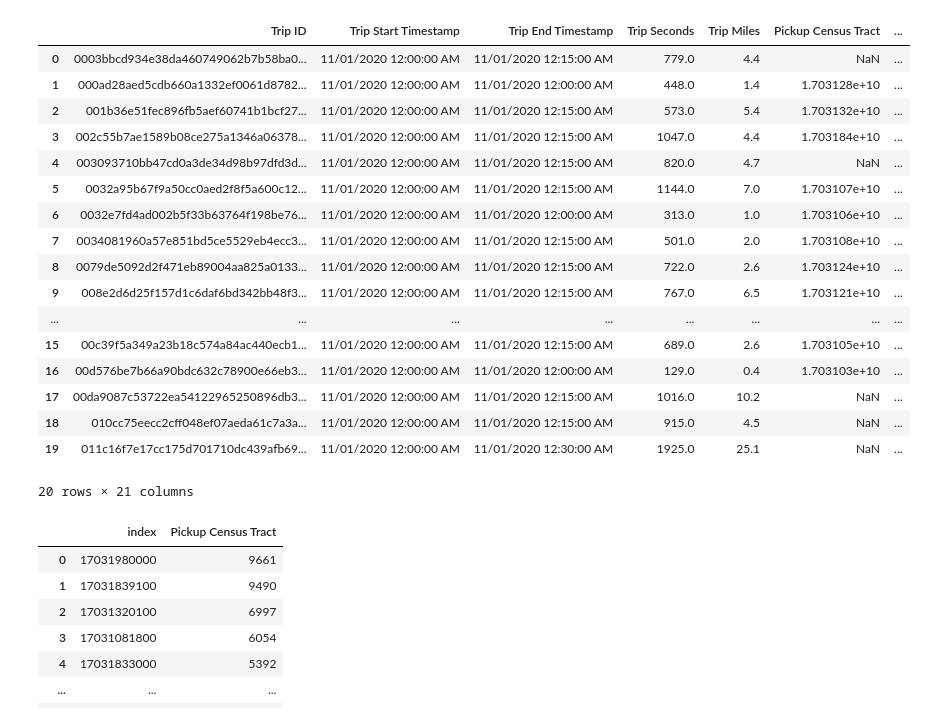
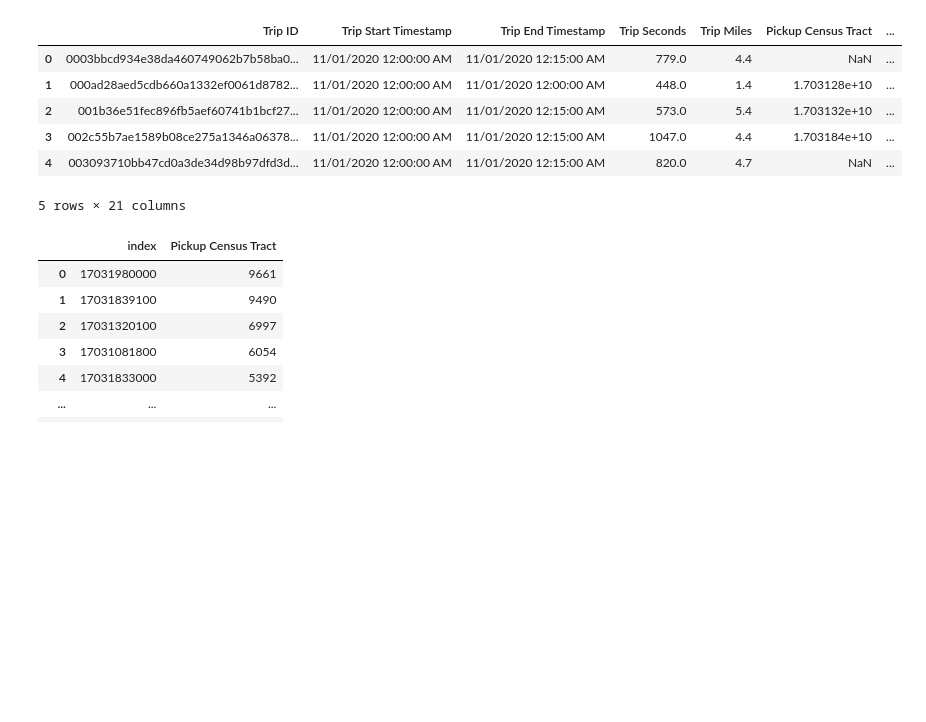
Before and after one commit to 2shakilrafi/MachineLearningCourse, a Jupyter notebook: Prototyping/prototype.ipynb, the cells around one changed output. Cells and saved outputs as stored; diff of their text form; code cells hidden in the pictures; blank space fills up the shorter version.

```diff
--- a/Prototyping/prototype.ipynb
+++ b/Prototyping/prototype.ipynb
@@ -4,26 +4,15 @@ import numpy as np
 
 tdata = pd.read_csv("tdata2.csv")
 # %%
-tdata.head(20)
+tdata.head()
 # %% [output]
 |  | Trip ID | Trip Start Timestamp | Trip End Timestamp | Trip Seconds | Trip Miles | Pickup Census Tract | ... |
 | 0 | 0003bbcd934e38da460749062b7b58ba0... | 11/01/2020 12:00:00 AM | 11/01/2020 12:15:00 AM | 779.0 | 4.4 | NaN | ... |
 | 1 | 000ad28aed5cdb660a1332ef0061d8782... | 11/01/2020 12:00:00 AM | 11/01/2020 12:00:00 AM | 448.0 | 1.4 | 1.703128e+10 | ... |
 | 2 | 001b36e51fec896fb5aef60741b1bcf27... | 11/01/2020 12:00:00 AM | 11/01/2020 12:15:00 AM | 573.0 | 5.4 | 1.703132e+10 | ... |
 | 3 | 002c55b7ae1589b08ce275a1346a06378... | 11/01/2020 12:00:00 AM | 11/01/2020 12:15:00 AM | 1047.0 | 4.4 | 1.703184e+10 | ... |
 | 4 | 003093710bb47cd0a3de34d98b97dfd3d... | 11/01/2020 12:00:00 AM | 11/01/2020 12:15:00 AM | 820.0 | 4.7 | NaN | ... |
-| 5 | 0032a95b67f9a50cc0aed2f8f5a600c12... | 11/01/2020 12:00:00 AM | 11/01/2020 12:15:00 AM | 1144.0 | 7.0 | 1.703107e+10 | ... |
-| 6 | 0032e7fd4ad002b5f33b63764f198be76... | 11/01/2020 12:00:00 AM | 11/01/2020 12:00:00 AM | 313.0 | 1.0 | 1.703106e+10 | ... |
-| 7 | 0034081960a57e851bd5ce5529eb4ecc3... | 11/01/2020 12:00:00 AM | 11/01/2020 12:15:00 AM | 501.0 | 2.0 | 1.703108e+10 | ... |
-| 8 | 0079de5092d2f471eb89004aa825a0133... | 11/01/2020 12:00:00 AM | 11/01/2020 12:15:00 AM | 722.0 | 2.6 | 1.703124e+10 | ... |
-| 9 | 008e2d6d25f157d1c6daf6bd342bb48f3... | 11/01/2020 12:00:00 AM | 11/01/2020 12:15:00 AM | 767.0 | 6.5 | 1.703121e+10 | ... |
-| ... | ... | ... | ... | ... | ... | ... | ... |
-| 15 | 00c39f5a349a23b18c574a84ac440ecb1... | 11/01/2020 12:00:00 AM | 11/01/2020 12:15:00 AM | 689.0 | 2.6 | 1.703105e+10 | ... |
-| 16 | 00d576be7b66a90bdc632c78900e66eb3... | 11/01/2020 12:00:00 AM | 11/01/2020 12:00:00 AM | 129.0 | 0.4 | 1.703103e+10 | ... |
-| 17 | 00da9087c53722ea54122965250896db3... | 11/01/2020 12:00:00 AM | 11/01/2020 12:15:00 AM | 1016.0 | 10.2 | NaN | ... |
-| 18 | 010cc75eecc2cff048ef07aeda61c7a3a... | 11/01/2020 12:00:00 AM | 11/01/2020 12:15:00 AM | 915.0 | 4.5 | NaN | ... |
-| 19 | 011c16f7e17cc175d701710dc439afb69... | 11/01/2020 12:00:00 AM | 11/01/2020 12:30:00 AM | 1925.0 | 25.1 | NaN | ... |
-20 rows × 21 columns
+5 rows × 21 columns
 # %%
 pdata = tdata["Pickup Census Tract"]
 # %%
```
Also changed, not shown: parts of 17 cells of this notebook, 3 other files.
